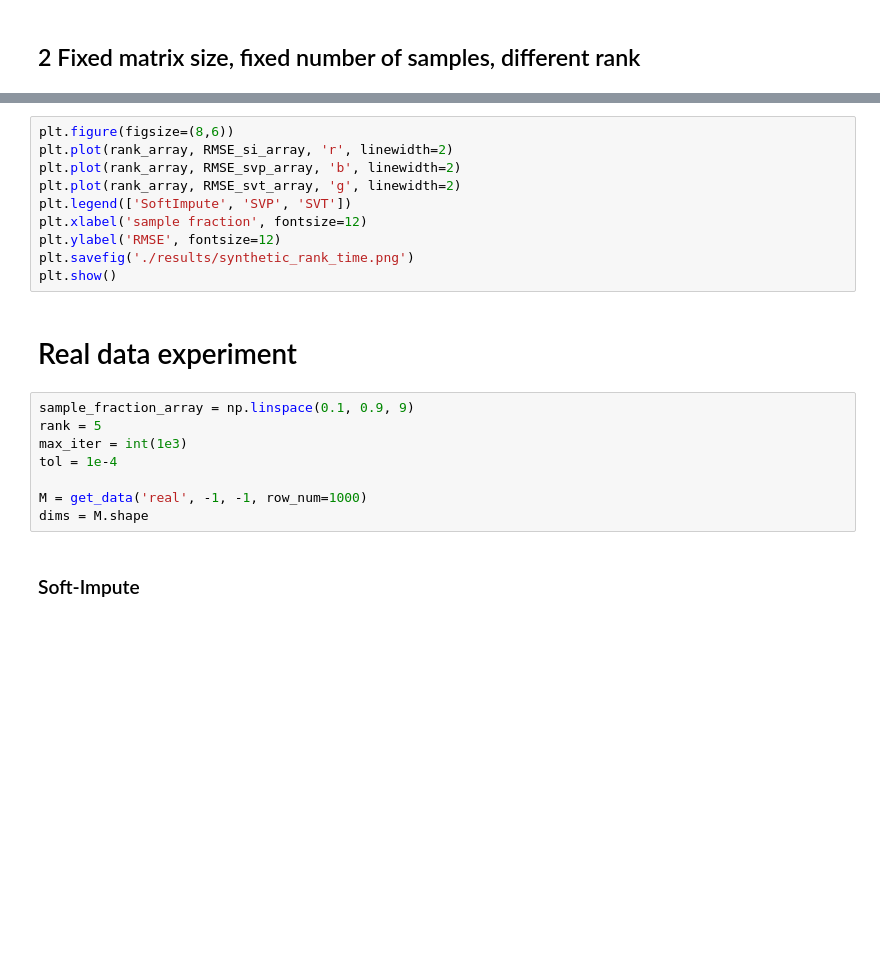
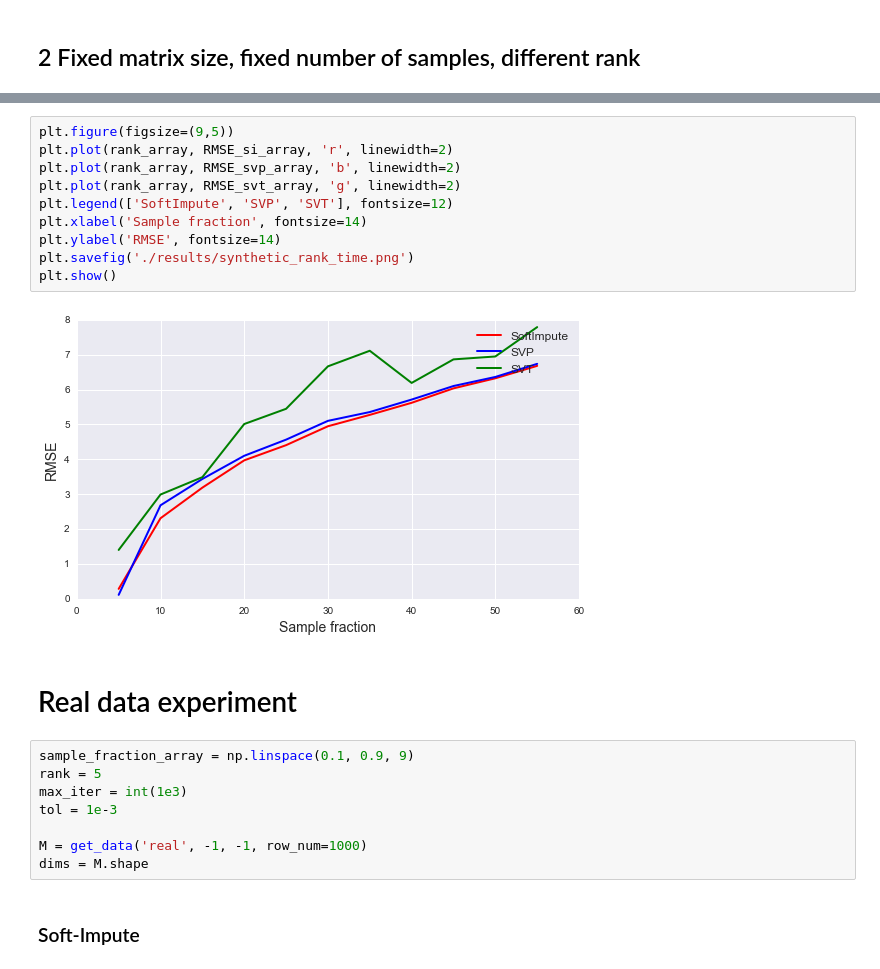
Before and after one commit to a-bochkarev/roy_project, a Jupyter notebook: main.ipynb, the cells around one changed output, grey strips where cells are left out. Cells and saved outputs as stored; diff of their text form; blank space fills up the shorter version.

```diff
--- a/main.ipynb
+++ b/main.ipynb
@@ -260,20 +282,22 @@ plt.show()
 # %%
-plt.figure(figsize=(8,6))
+plt.figure(figsize=(9,5))
 plt.plot(rank_array, RMSE_si_array, 'r', linewidth=2)
 plt.plot(rank_array, RMSE_svp_array, 'b', linewidth=2)
 plt.plot(rank_array, RMSE_svt_array, 'g', linewidth=2)
-plt.legend(['SoftImpute', 'SVP', 'SVT'])
-plt.xlabel('sample fraction', fontsize=12)
-plt.ylabel('RMSE', fontsize=12)
+plt.legend(['SoftImpute', 'SVP', 'SVT'], fontsize=12)
+plt.xlabel('Sample fraction', fontsize=14)
+plt.ylabel('RMSE', fontsize=14)
 plt.savefig('./results/synthetic_rank_time.png')
 plt.show()
+# %% [output]
+[figure, added]
 # %% [markdown]
 # Real data experiment
 # %%
 sample_fraction_array = np.linspace(0.1, 0.9, 9)
 rank = 5
 max_iter = int(1e3)
-tol = 1e-4
+tol = 1e-3
 
 M = get_data('real', -1, -1, row_num=1000)
 dims = M.shape
```
Also changed, not shown: parts of 17 cells of this notebook.
